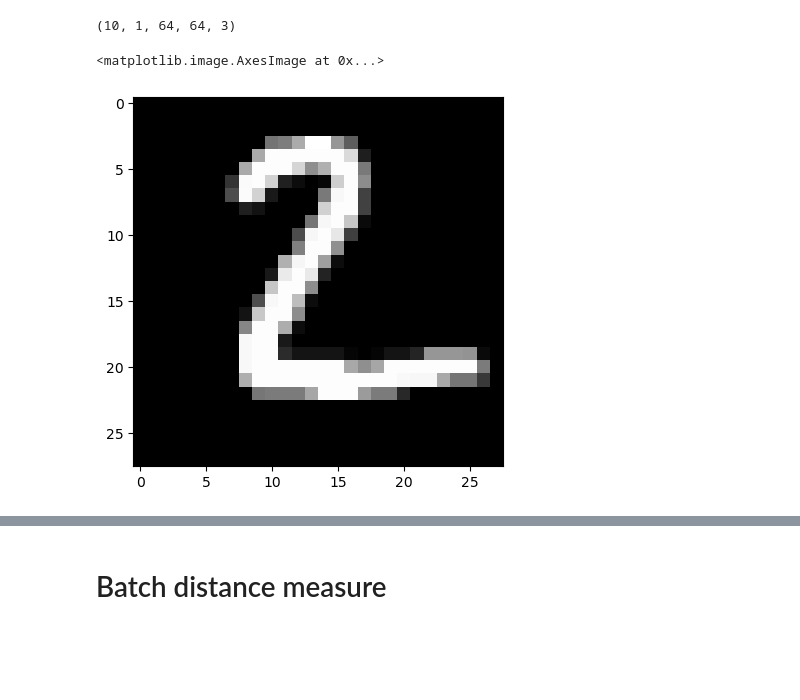
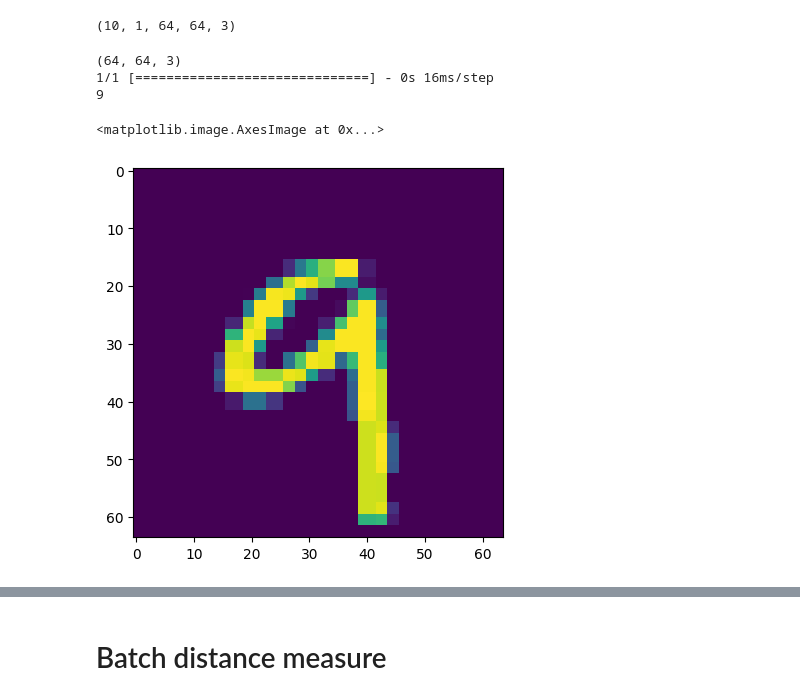
Before and after one commit to prysykes/adversarialAttacks23, a Jupyter notebook: PGD.ipynb, the cells around one changed output, grey strips where cells are left out. Cells and saved outputs as stored; diff of their text form; code cells hidden in the pictures; blank space fills up the shorter version.

```diff
--- a/PGD.ipynb
+++ b/PGD.ipynb
@@ -124,6 +174,7 @@ print(few_twos)
 # %% [markdown]
 ## Custom
 # %%
+@keras.saving.register_keras_serializable()
 class MNISTClassifier(tf.keras.Model):
     def __init__(self):
         super(MNISTClassifier, self).__init__()
@@ -136,7 +187,7 @@ class MNISTClassifier(tf.keras.Model):
         self.max_pool2 = tf.keras.layers.MaxPooling2D(pool_size=(2, 2))
         self.flatten = tf.keras.layers.Flatten()
         self.dropout1 = tf.keras.layers.Dropout(0.25)
-        self.dense1 = tf.keras.layers.Dense(128, activation='relu')
+        self.dense1 = tf.keras.layers.Dense(128, activation='sigmoid')
         self.dropout2 = tf.keras.layers.Dropout(0.5)
         self.dense2 = tf.keras.layers.Dense(10)
         self.layers_list = [self.conv1, self.max_pool1, self.conv2, self.max_pool2,
@@ -236,9 +296,13 @@ def plot_loss_acc(train_metric_values, val_metric_values, type=None, plt_title=N
 # %%
 model_custom = MNISTClassifier()
+
+callbacks = [
+    keras.callbacks.ModelCheckpoint(f"{model_custom.name}.keras", save_best_only=True)
+]
 model_custom.compile(loss=tf.keras.losses.SparseCategoricalCrossentropy(from_logits=True),
-              optimizer=tf.keras.optimizers.legacy.Adam(learning_rate=0.0001),
+              optimizer=tf.keras.optimizers.legacy.Adam(learning_rate=0.001),
               metrics=['accuracy'])
 
-custom_history = model_custom.fit(x_train, y_train, epochs=10, validation_split=0.2)
+custom_history = model_custom.fit(x_train, y_train, epochs=10, validation_split=0.2, callbacks=callbacks)
 # model_custom.save('MNISTClassifier')
 # %% [output]
@@ -363,0 +411,10 @@ print(y_test[35])
+# %%
+reshaped_sample_twos = []
+class_arr = []
+
+for item in samples_images_labels:
+    reshaped_sample_twos.append(item[0])
+    class_arr.append(item[1])
+# %%
+reshaped_sample_twos = np.asanyarray(reshaped_sample_twos)
+class_arr = np.asarray(class_arr)
@@ -501,7 +652,15 @@ print(reshaped_sample_twos.shape)
 # %% [output]
 (10, 1, 64, 64, 3)
 # %%
-plt.imshow(org_image, cmap='gray')
+print(org_image.shape)
+r_org_image = tf.expand_dims(org_image, axis=0)
+
+cls_org_image = np.argmax(model_custom.predict(r_org_image)[1])
+print(cls_org_image )
+plt.imshow(org_image[:,:, 0])
 # %% [output]
-<matplotlib.image.AxesImage at 0x...>
+(64, 64, 3)
+1/1 [==============================] - 0s 16ms/step
+9
+<matplotlib.image.AxesImage at 0x...>
-[figure, old version]
+[figure, new version]
```
Also changed, not shown: parts of 83 cells of this notebook, 6 other files.
